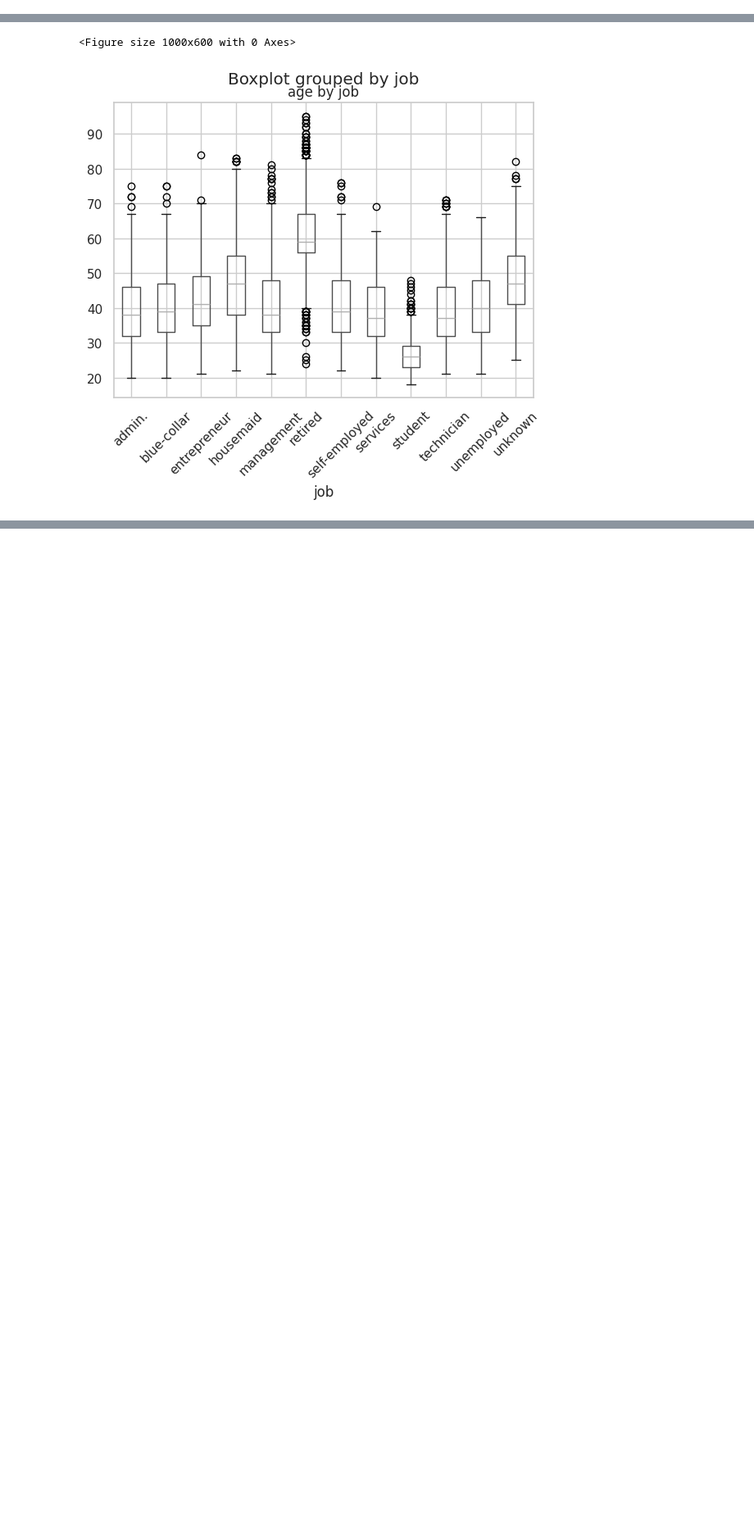
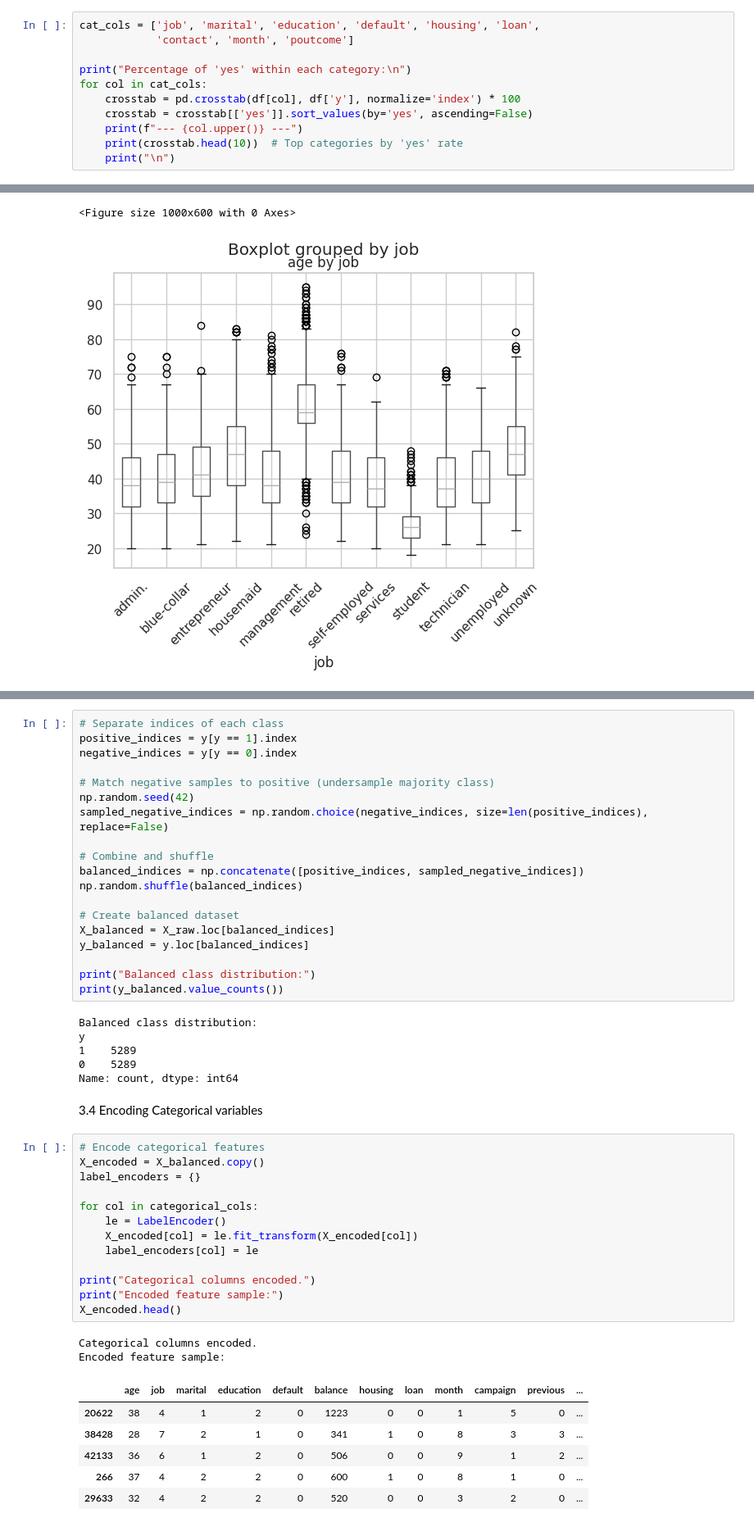
Before and after one commit to shayaan-1/Data-Analysis-on-loans-dataset, a Jupyter notebook: loanDataset_EDA.ipynb, the cells around one changed output, grey strips where cells are left out. Shown at 82% size. Cells and saved outputs as stored; diff of their text form; blank space fills up the shorter version.

```diff
--- a/loanDataset_EDA.ipynb
+++ b/loanDataset_EDA.ipynb
@@ -241,0 +273,11 @@ if len(numeric_columns) > 1:
+# %%
+cat_cols = ['job', 'marital', 'education', 'default', 'housing', 'loan',
+            'contact', 'month', 'poutcome']
+
+print("Percentage of 'yes' within each category:\n")
+for col in cat_cols:
+    crosstab = pd.crosstab(df[col], df['y'], normalize='index') * 100
+    crosstab = crosstab[['yes']].sort_values(by='yes', ascending=False)
+    print(f"--- {col.upper()} ---")
+    print(crosstab.head(10))  # Top categories by 'yes' rate
+    print("\n")
@@ -332,0 +435,49 @@ unknown          288  47.593750    47.0  10.775095
+# %%
+# Separate indices of each class
+positive_indices = y[y == 1].index
+negative_indices = y[y == 0].index
+
+# Match negative samples to positive (undersample majority class)
+np.random.seed(42)
+sampled_negative_indices = np.random.choice(negative_indices, size=len(positive_indices), replace=False)
+
+# Combine and shuffle
+balanced_indices = np.concatenate([positive_indices, sampled_negative_indices])
+np.random.shuffle(balanced_indices)
+
+# Create balanced dataset
+X_balanced = X_raw.loc[balanced_indices]
+y_balanced = y.loc[balanced_indices]
+
+print("Balanced class distribution:")
+print(y_balanced.value_counts())
+# %% [output]
+Balanced class distribution:
+y
+1    5289
+0    5289
+Name: count, dtype: int64
+# %% [markdown]
+3.4 Encoding Categorical variables
+# %%
+# Encode categorical features
+X_encoded = X_balanced.copy()
+label_encoders = {}
+
+for col in categorical_cols:
+    le = LabelEncoder()
+    X_encoded[col] = le.fit_transform(X_encoded[col])
+    label_encoders[col] = le
+
+print("Categorical columns encoded.")
+print("Encoded feature sample:")
+X_encoded.head()
+# %% [output]
+Categorical columns encoded.
+Encoded feature sample:
+|  | age | job | marital | education | default | balance | housing | loan | month | campaign | previous | ... |
+| 20622 | 38 | 4 | 1 | 2 | 0 | 1223 | 0 | 0 | 1 | 5 | 0 | ... |
+| 38428 | 28 | 7 | 2 | 1 | 0 | 341 | 1 | 0 | 8 | 3 | 3 | ... |
+| 42133 | 36 | 6 | 1 | 2 | 0 | 506 | 0 | 0 | 9 | 1 | 2 | ... |
+| 266 | 37 | 4 | 2 | 2 | 0 | 600 | 1 | 0 | 8 | 1 | 0 | ... |
+| 29633 | 32 | 4 | 2 | 2 | 0 | 520 | 0 | 0 | 3 | 2 | 0 | ... |
```
Also changed, not shown: parts of 27 cells of this notebook.
